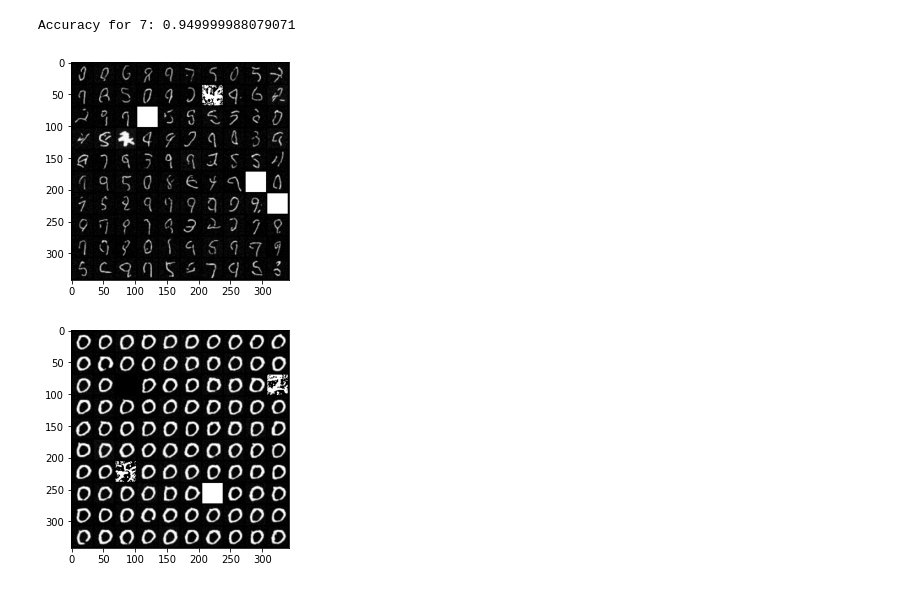
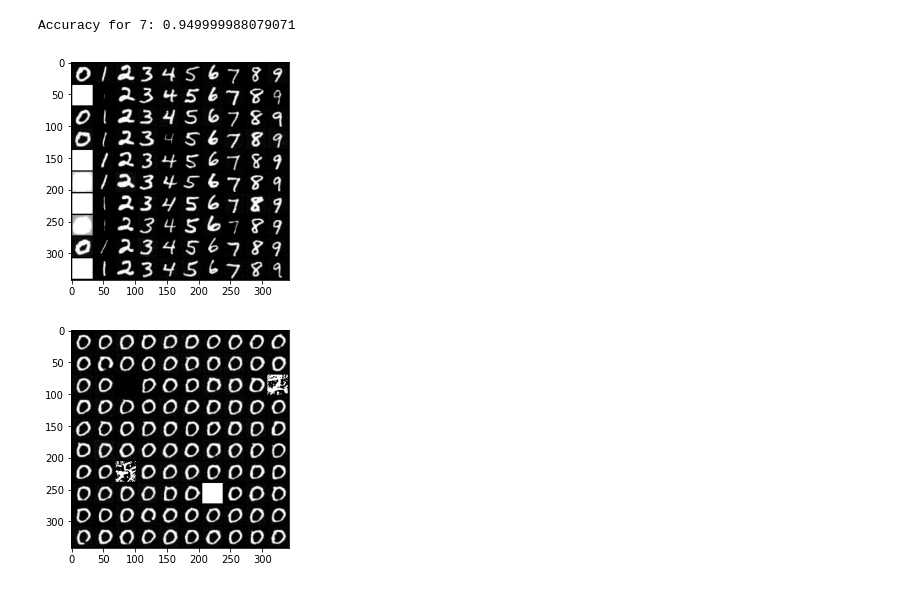
Before and after one commit to Tikhon239/HSE, a Jupyter notebook: BayesML/DDPM/conditional_sampling.ipynb, the cells around one changed output. Drawn from its saved outputs; the diff is of its cells as text; code cells hidden in the pictures.

```diff
--- a/BayesML/DDPM/conditional_sampling.ipynb
+++ b/BayesML/DDPM/conditional_sampling.ipynb
@@ -186,10 +184,10 @@ Accuracy for 3: 0.8999999761581421
 [figure]
 Accuracy for 7: 0.949999988079071
 # %%
-csampler.set_classifier(noisy_classifier, T=0.5)
+csampler.set_classifier(noisy_classifier, T=0.1)
 csampler(labels)
 # %% [output]
-[figure, old version]
+[figure, new version]
 # %%
 csampler.calc_acc([0, 3, 7])
 # %% [output]
```
Also changed, not shown: parts of 8 cells of this notebook.
